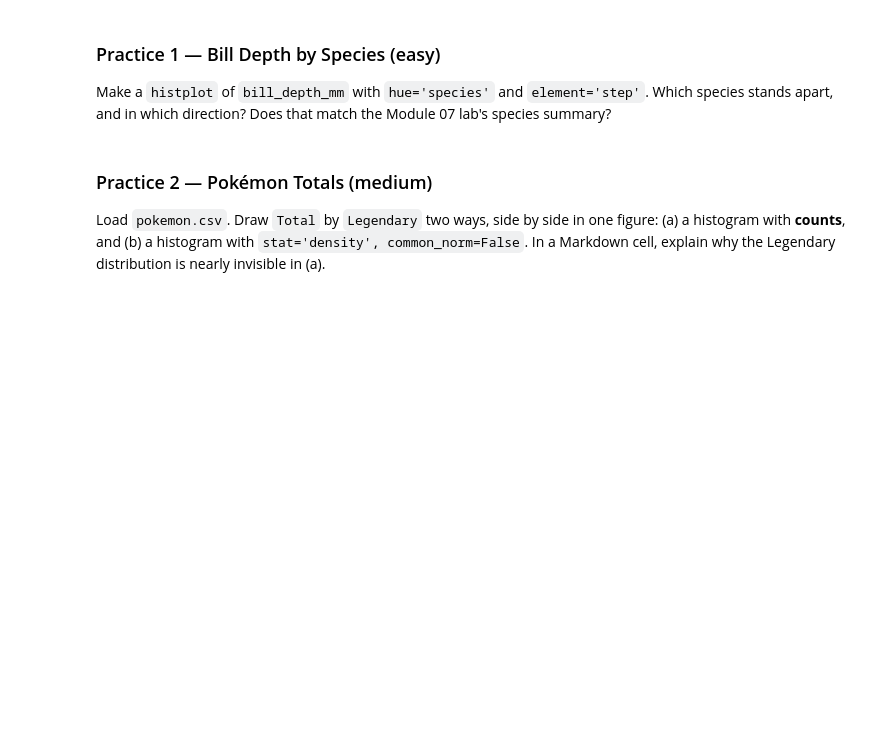
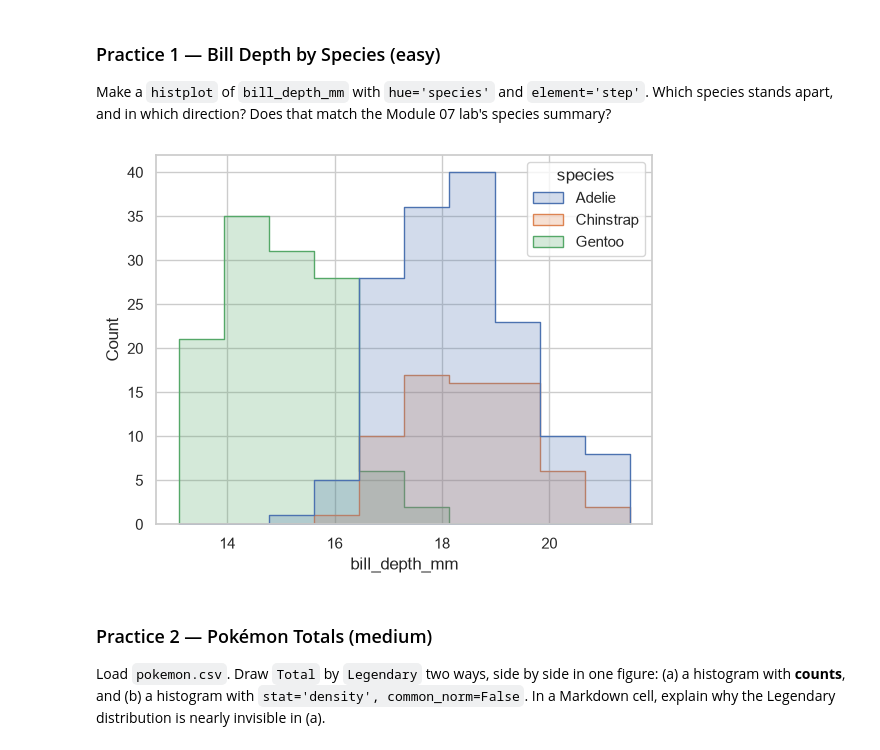
Before and after one commit to ECOKER1226/3603-data-science-coker, a Jupyter notebook: Work/08-Visualizing_Data/03-Seaborn_Distributions.ipynb, the cells around one changed output. Saved outputs shown, nothing was run; the diff lists cells and outputs as text; code cells hidden in the pictures; blank space fills up the shorter version.

```diff
--- a/Work/08-Visualizing_Data/03-Seaborn_Distributions.ipynb
+++ b/Work/08-Visualizing_Data/03-Seaborn_Distributions.ipynb
@@ -242,6 +277,11 @@ Every panel shares the same axes, so you can compare any two panels directly (no
 Make a `histplot` of `bill_depth_mm` with `hue='species'` and `element='step'`. Which species stands apart, and in which direction? Does that match the Module 07 lab's species summary?
 # %%
 # Your code here
+sns.histplot(data=penguins, x='bill_depth_mm', hue='species', element='step')
+plt.show()
+# Gentoo stands apart in bill depth, having shallower bills than the other species. This matches the Module 07 lab's species summary.
+# %% [output]
+[figure, added]
 # %% [markdown]
 ### Practice 2 — Pokémon Totals (medium)
 Load `pokemon.csv`. Draw `Total` by `Legendary` two ways, side by side in one figure: (a) a histogram with **counts**, and (b) a histogram with `stat='density', common_norm=False`. In a Markdown cell, explain why the Legendary distribution is nearly invisible in (a).
```
Also changed, not shown: parts of 18 cells of this notebook, 3 other files.
